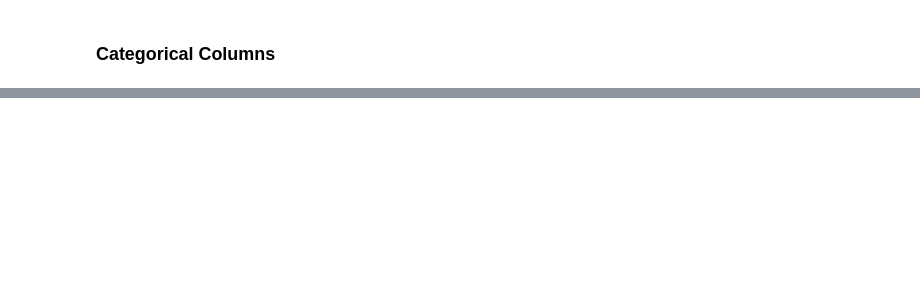
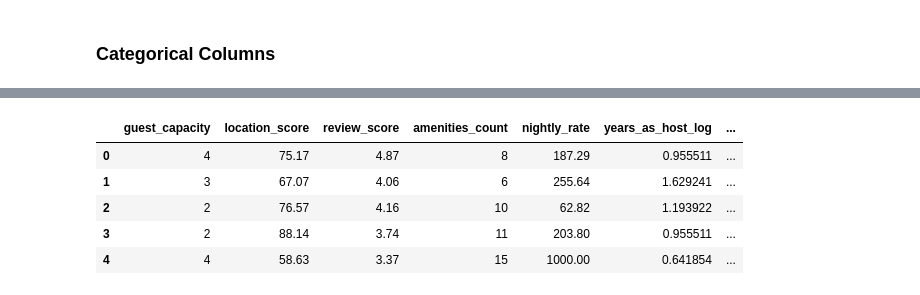
Before and after one commit to ychia112/Airbnb-Data-Mining-Project, a Jupyter notebook: notebooks/01_EDA.ipynb, the cells around one changed output, grey strips where cells are left out. Drawn from its saved outputs; the diff is of its cells as text; code cells hidden in the pictures; blank space fills up the shorter version.

```diff
--- a/notebooks/01_EDA.ipynb
+++ b/notebooks/01_EDA.ipynb
@@ -272,4 +277,12 @@ plot_boxplots(df, cat_cols, target)
 # %%
-"""
-
-"""
+df_encoded = one_hot_encode(df_outlier_processed, cat_cols)
+df_LR = one_hot_encode(df_LR, cat_cols)
+# %%
+df_encoded.head()
+# %% [output]
+|  | guest_capacity | location_score | review_score | amenities_count | nightly_rate | years_as_host_log | ... |
+| 0 | 4 | 75.17 | 4.87 | 8 | 187.29 | 0.955511 | ... |
+| 1 | 3 | 67.07 | 4.06 | 6 | 255.64 | 1.629241 | ... |
+| 2 | 2 | 76.57 | 4.16 | 10 | 62.82 | 1.193922 | ... |
+| 3 | 2 | 88.14 | 3.74 | 11 | 203.80 | 0.955511 | ... |
+| 4 | 4 | 58.63 | 3.37 | 15 | 1000.00 | 0.641854 | ... |
```
Also changed, not shown: parts of 11 cells of this notebook, 1 other file.
